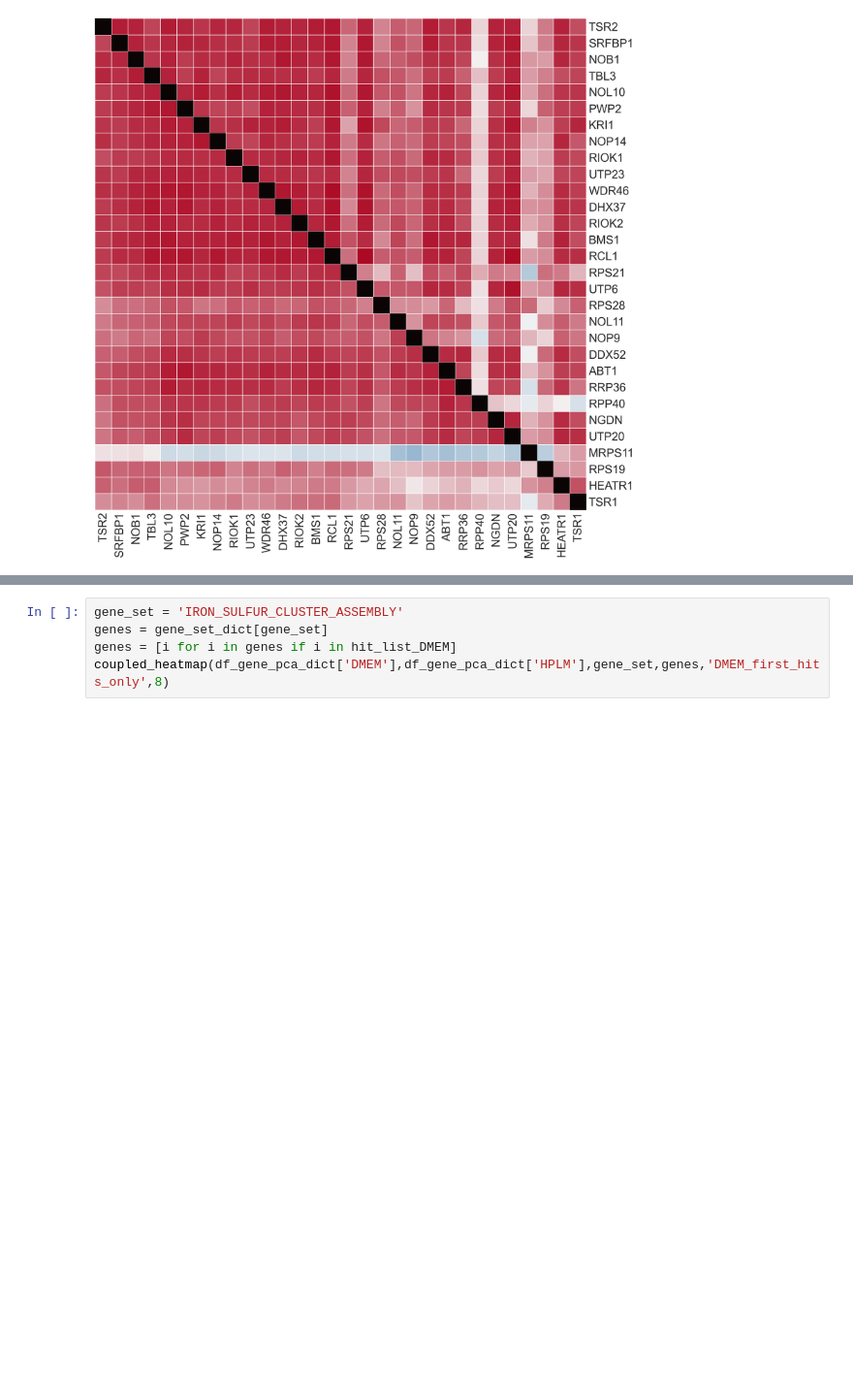
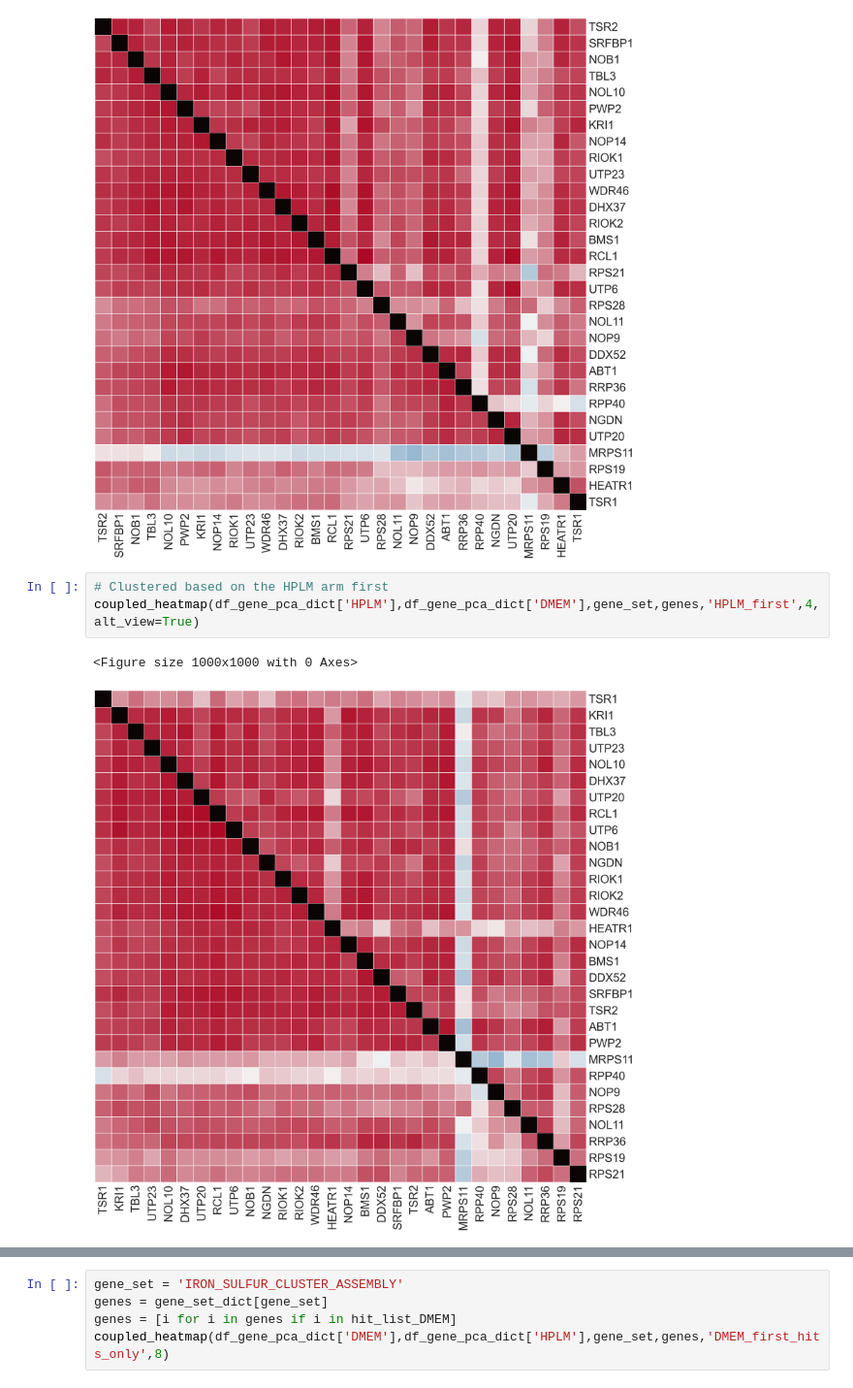
Before and after one commit to broadinstitute/2022_PERISCOPE, a Jupyter notebook: 3_HeLa_Comparison/Figure_3.ipynb, the cells around one changed output, grey strips where cells are left out. Shown at 97% size. Drawn from its saved outputs; the diff is of its cells as text; blank space fills up the shorter version.

```diff
--- a/3_HeLa_Comparison/Figure_3.ipynb
+++ b/3_HeLa_Comparison/Figure_3.ipynb
@@ -165,4 +165,10 @@ coupled_heatmap(df_gene_pca_dict['DMEM'],df_gene_pca_dict['HPLM'],gene_set,genes
 # %% [output]
 <Figure size 1000x1000 with 0 Axes>
 [figure]
+# %%
+# Clustered based on the HPLM arm first
+coupled_heatmap(df_gene_pca_dict['HPLM'],df_gene_pca_dict['DMEM'],gene_set,genes,'HPLM_first',4,alt_view=True)
+# %% [output]
+<Figure size 1000x1000 with 0 Axes>
+[figure, added]
 # %%
```
Also changed, not shown: parts of 6 cells of this notebook, 13 other files.
